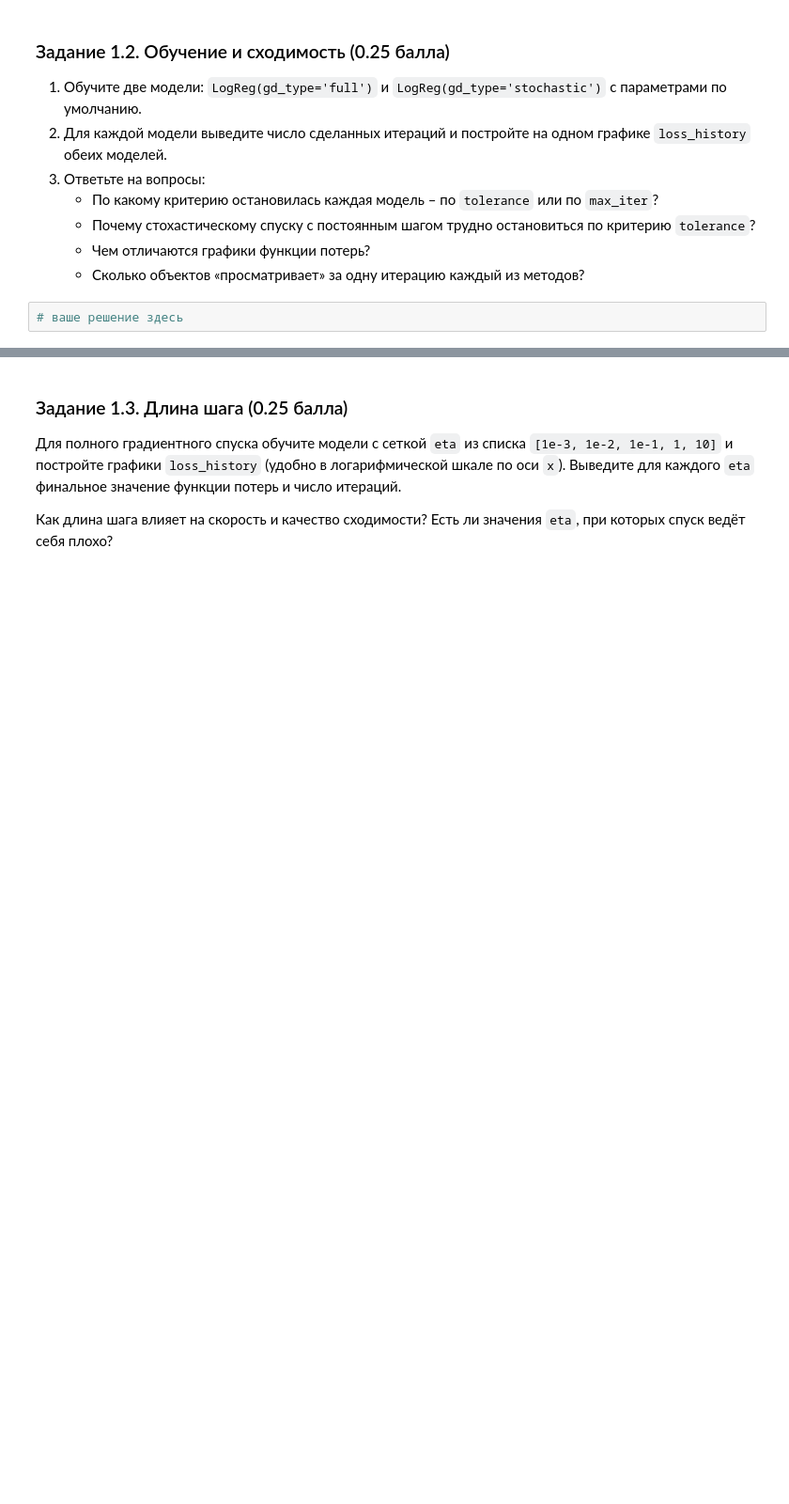
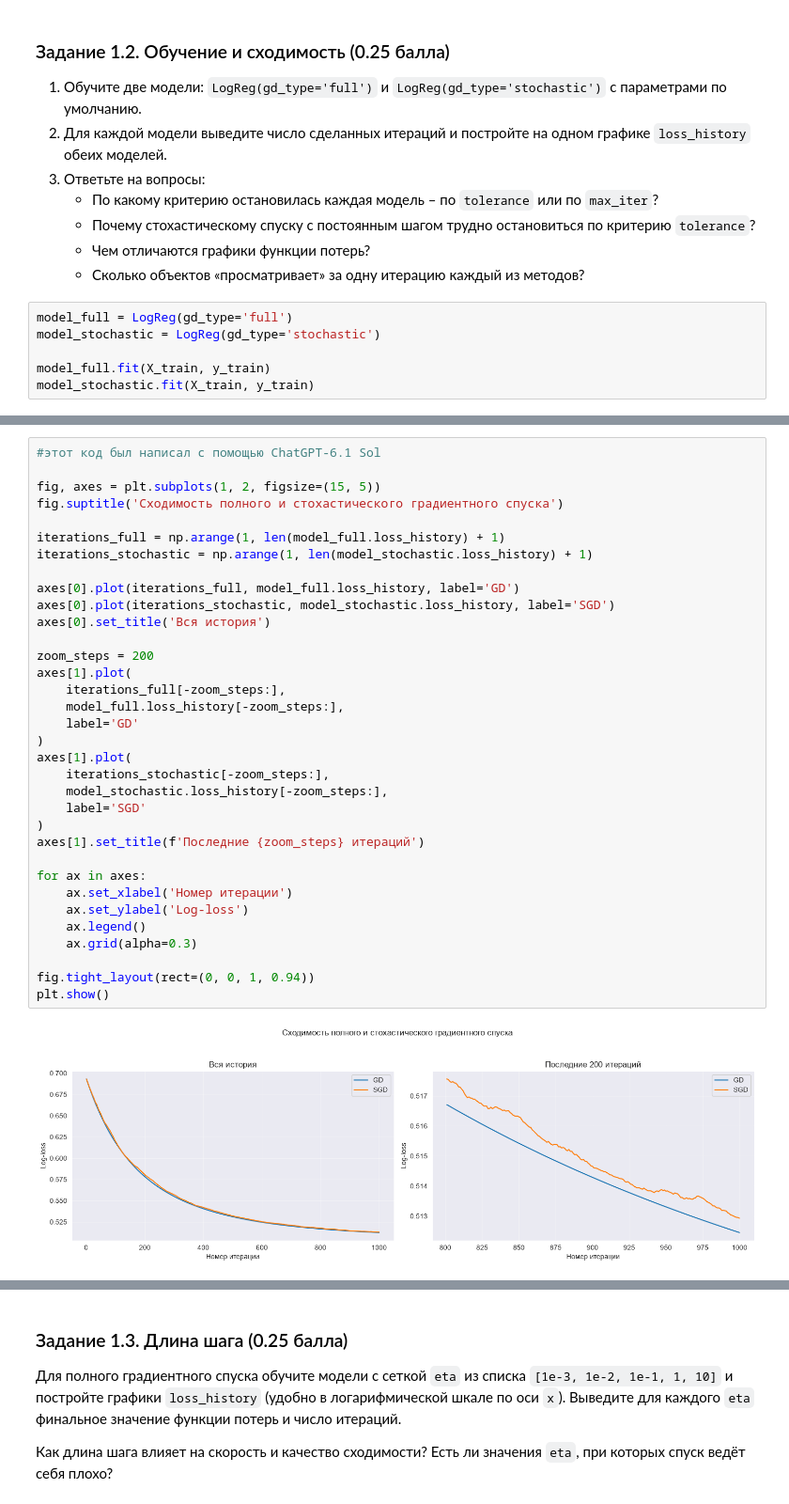
Before and after one commit to 0kskiy/ml_hse_2026, a Jupyter notebook: homework/hw_3/HW3_MMDA.ipynb, the cells around one changed output, grey strips where cells are left out. Shown at 94% size. Cells and saved outputs as stored; diff of their text form; blank space fills up the shorter version.

```diff
--- a/homework/hw_3/HW3_MMDA.ipynb
+++ b/homework/hw_3/HW3_MMDA.ipynb
@@ -208,4 +253,8 @@ X_test = sc.transform(X_test)
    - Чем отличаются графики функции потерь?
    - Сколько объектов «просматривает» за одну итерацию каждый из методов?
 # %%
-# ваше решение здесь
+model_full = LogReg(gd_type='full')
+model_stochastic = LogReg(gd_type='stochastic')
+
+model_full.fit(X_train, y_train)
+model_stochastic.fit(X_train, y_train)
@@ -212,2 +269,38 @@ X_test = sc.transform(X_test)
+# %%
+#этот код был написал с помощью ChatGPT-6.1 Sol
+
+fig, axes = plt.subplots(1, 2, figsize=(15, 5))
+fig.suptitle('Сходимость полного и стохастического градиентного спуска')
+
+iterations_full = np.arange(1, len(model_full.loss_history) + 1)
+iterations_stochastic = np.arange(1, len(model_stochastic.loss_history) + 1)
+
+axes[0].plot(iterations_full, model_full.loss_history, label='GD')
+axes[0].plot(iterations_stochastic, model_stochastic.loss_history, label='SGD')
+axes[0].set_title('Вся история')
+
+zoom_steps = 200
+axes[1].plot(
+    iterations_full[-zoom_steps:],
+    model_full.loss_history[-zoom_steps:],
+    label='GD'
+)
+axes[1].plot(
+    iterations_stochastic[-zoom_steps:],
+    model_stochastic.loss_history[-zoom_steps:],
+    label='SGD'
+)
+axes[1].set_title(f'Последние {zoom_steps} итераций')
+
+for ax in axes:
+    ax.set_xlabel('Номер итерации')
+    ax.set_ylabel('Log-loss')
+    ax.legend()
+    ax.grid(alpha=0.3)
+
+fig.tight_layout(rect=(0, 0, 1, 0.94))
+plt.show()
+# %% [output]
+[figure, added]
 # %% [markdown]
 *Ваши выводы здесь.*
```
Also changed, not shown: parts of 72 cells of this notebook, 6 other files.
